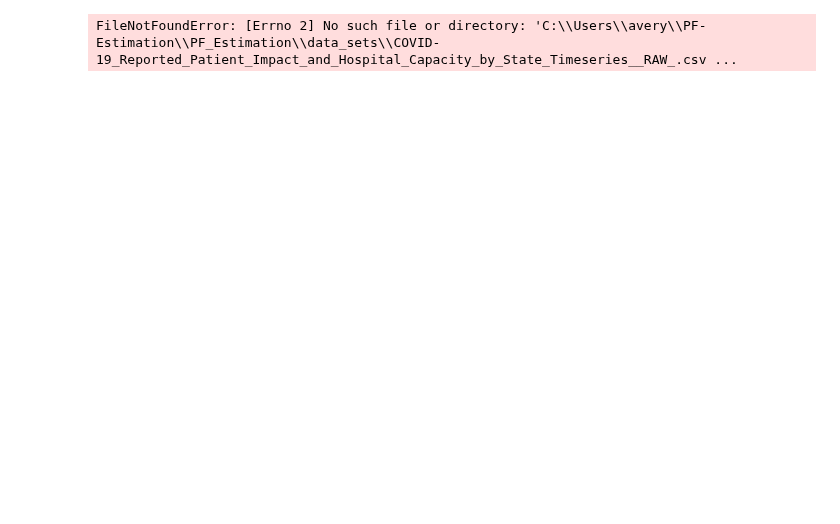
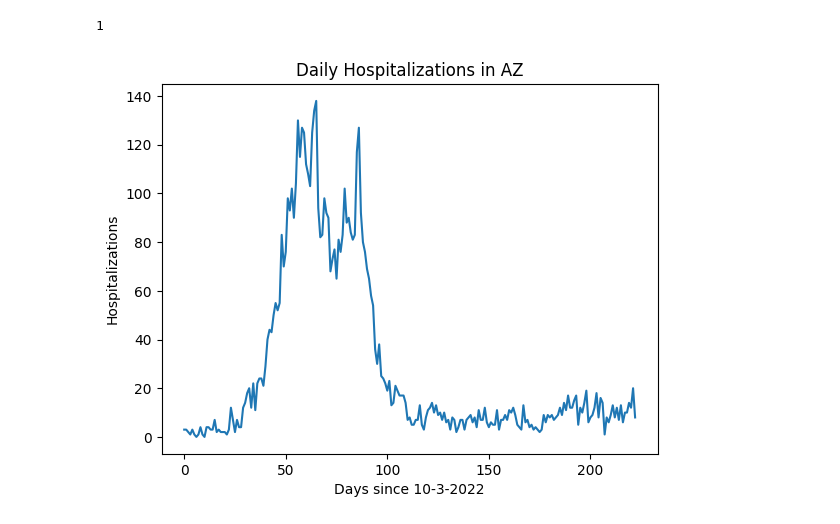
Before and after one commit to atiumcache/PF_forecast, a Jupyter notebook: juptyer notebooks/DataExtraction.ipynb, the cells around one changed output. Saved outputs shown, nothing was run; the diff lists cells and outputs as text; code cells hidden in the pictures; blank space fills up the shorter version.

```diff
--- a/juptyer notebooks/DataExtraction.ipynb
+++ b/juptyer notebooks/DataExtraction.ipynb
@@ -5,33 +5,34 @@ import matplotlib.pyplot as plt
 df = pd.read_csv("C:\\Users\\avery\\PF-Estimation\\PF_Estimation\\data_sets\\COVID-19_Reported_Patient_Impact_and_Hospital_Capacity_by_State_Timeseries__RAW_.csv")
 df = df.sort_values(by='date')
 AZ_DATA = [];
 AZ_DATA_2223 = [];
 state = "AZ"
 for i in range(63779):
   if(df.iloc[i]['state'] == state):
     AZ_DATA.append(df.iloc[i]);
 for i in range(len(AZ_DATA)):
   d = (datetime.datetime.strptime(AZ_DATA[i]['date'],'%Y/%m/%d'));
   if(d > datetime.datetime(2022,10,3) and d < datetime.datetime(2023,5,15)):
     AZ_DATA_2223.append(AZ_DATA[i]);
 hosp = [];
 first_day_of_data = 0
 #previous_day_admission_influenza_confirmed
 #previous_day_admission_adult_covid_confirmed
 #total_patients_hospitalized_confirmed_influenza
 for i in range(len(AZ_DATA_2223)):
-  if(pd.isna(AZ_DATA_2223[i]['total_patients_hospitalized_confirmed_influenza'])):
+  if(pd.isna(AZ_DATA_2223[i]['previous_day_admission_influenza_confirmed'])):
     hosp.append(0);
   else:
-    hosp.append(int(AZ_DATA_2223[i]['total_patients_hospitalized_confirmed_influenza']));
+    hosp.append(int(AZ_DATA_2223[i]['previous_day_admission_influenza_confirmed']));
     if(first_day_of_data == 0):
       first_day_of_data = i;
 print(first_day_of_data)
 plt.ylabel("Hospitalizations")
 plt.xlabel("Days since 10-3-2022")
 plt.title("Daily Hospitalizations in "+ state)
 plt.plot(hosp);
 df2 = pd.DataFrame(hosp);
 df2.to_csv(f'../datasets/{state}_FLU_HOSPITALIZATIONS.csv');
 # %% [output]
-FileNotFoundError: [Errno 2] No such file or directory: 'C:\\Users\\avery\\PF-Estimation\\PF_Estimation\\data_sets\\COVID-19_Reported_Patient_Impact_and_Hospital_Capacity_by_State_Timeseries__RAW_.csv ...
+1
+[figure, added]
```
Also changed, not shown: 15 other files.
